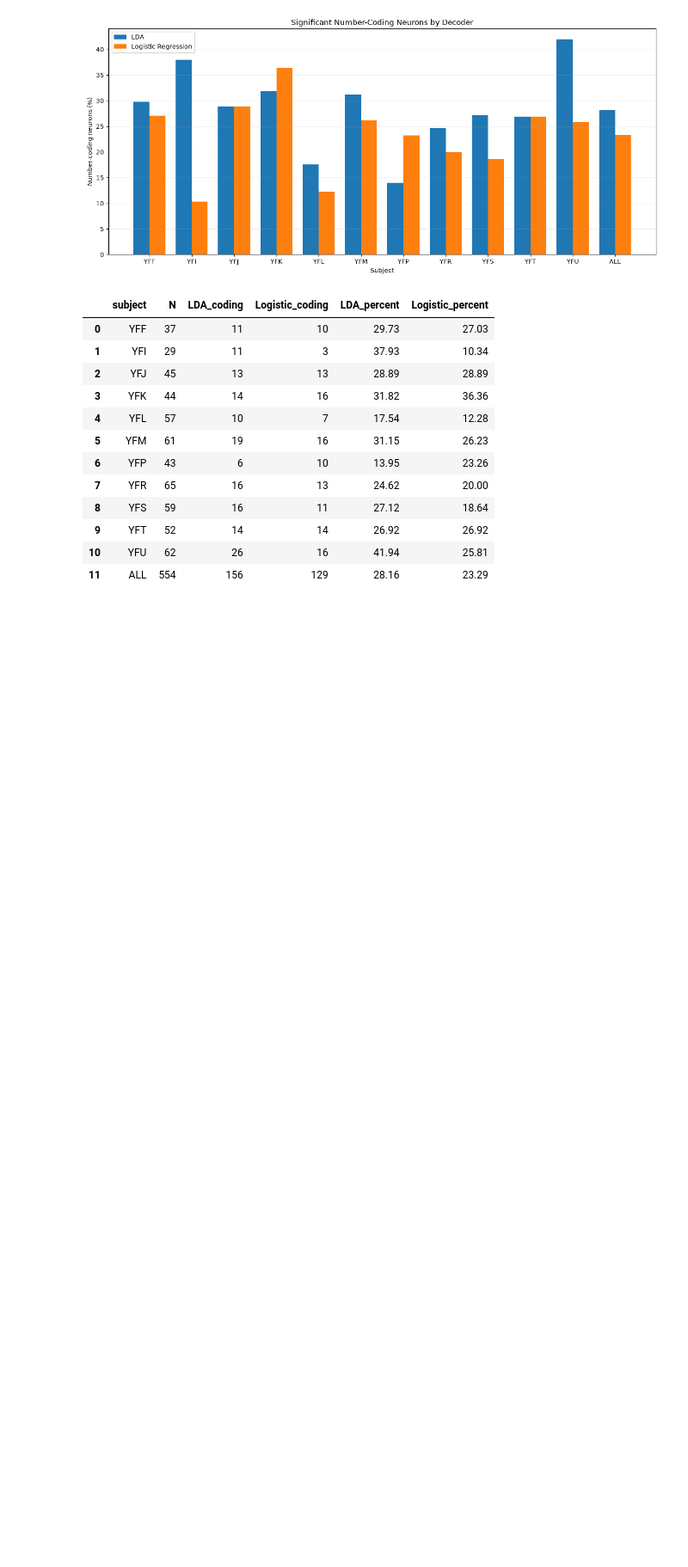
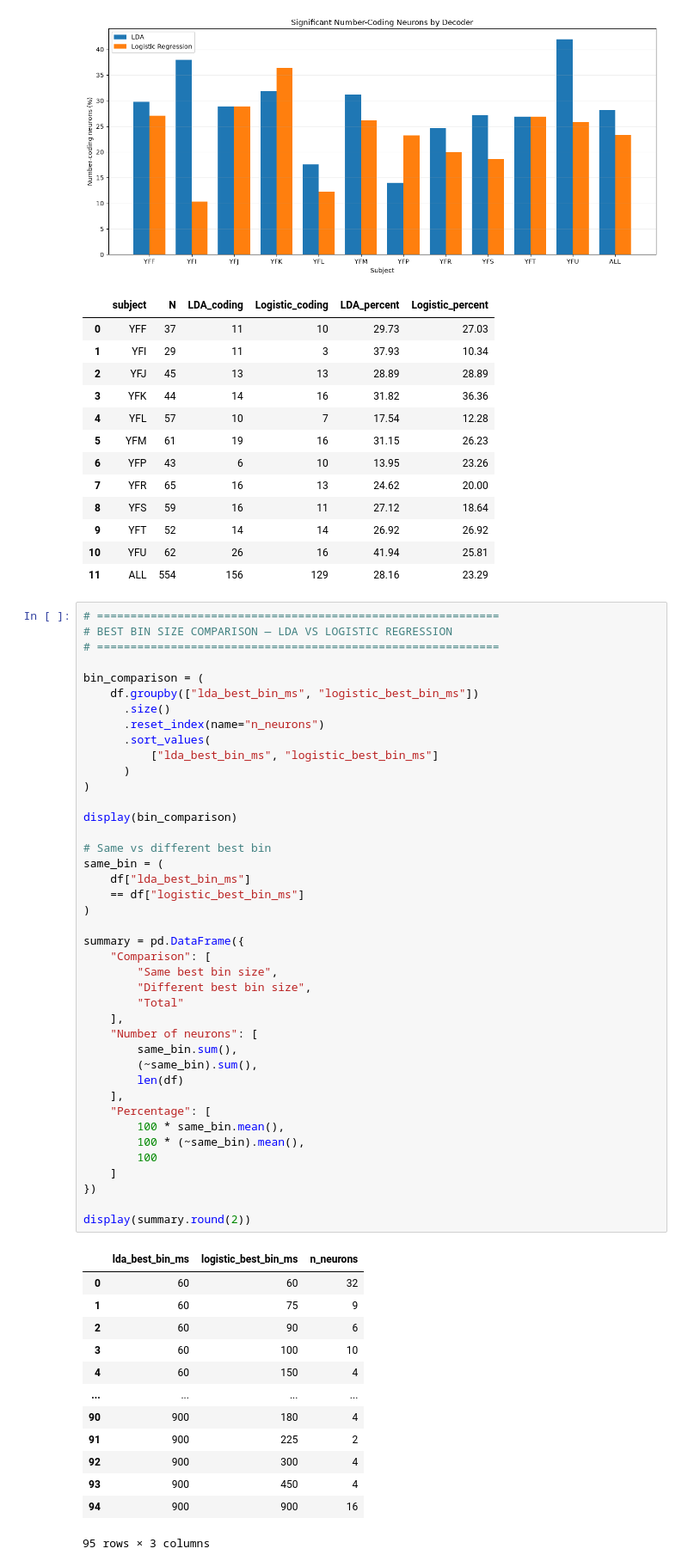
Before and after one commit to Shafiq-Abdu/number-simplex-reproduction, a Jupyter notebook: notebooks1/ldavslog.ipynb, the cells around one changed output. Shown at 86% size. Saved outputs shown, nothing was run; the diff lists cells and outputs as text; blank space fills up the shorter version.

```diff
--- a/notebooks1/ldavslog.ipynb
+++ b/notebooks1/ldavslog.ipynb
@@ -1386,3 +1386,58 @@ display(
 | 9 | YFT | 52 | 14 | 14 | 26.92 | 26.92 |
 | 10 | YFU | 62 | 26 | 16 | 41.94 | 25.81 |
 | 11 | ALL | 554 | 156 | 129 | 28.16 | 23.29 |
+# %%
+# ============================================================
+# BEST BIN SIZE COMPARISON — LDA VS LOGISTIC REGRESSION
+# ============================================================
+
+bin_comparison = (
+    df.groupby(["lda_best_bin_ms", "logistic_best_bin_ms"])
+      .size()
+      .reset_index(name="n_neurons")
+      .sort_values(
+          ["lda_best_bin_ms", "logistic_best_bin_ms"]
+      )
+)
+
+display(bin_comparison)
+
+# Same vs different best bin
+same_bin = (
+    df["lda_best_bin_ms"]
+    == df["logistic_best_bin_ms"]
+)
+
+summary = pd.DataFrame({
+    "Comparison": [
+        "Same best bin size",
+        "Different best bin size",
+        "Total"
+    ],
+    "Number of neurons": [
+        same_bin.sum(),
+        (~same_bin).sum(),
+        len(df)
+    ],
+    "Percentage": [
+        100 * same_bin.mean(),
+        100 * (~same_bin).mean(),
+        100
+    ]
+})
+
+display(summary.round(2))
+# %% [output]
+|  | lda_best_bin_ms | logistic_best_bin_ms | n_neurons |
+| 0 | 60 | 60 | 32 |
+| 1 | 60 | 75 | 9 |
+| 2 | 60 | 90 | 6 |
+| 3 | 60 | 100 | 10 |
+| 4 | 60 | 150 | 4 |
+| ... | ... | ... | ... |
+| 90 | 900 | 180 | 4 |
+| 91 | 900 | 225 | 2 |
+| 92 | 900 | 300 | 4 |
+| 93 | 900 | 450 | 4 |
+| 94 | 900 | 900 | 16 |
+95 rows × 3 columns
```
Also changed, not shown: parts of 1 cell of this notebook, 3 other files.
